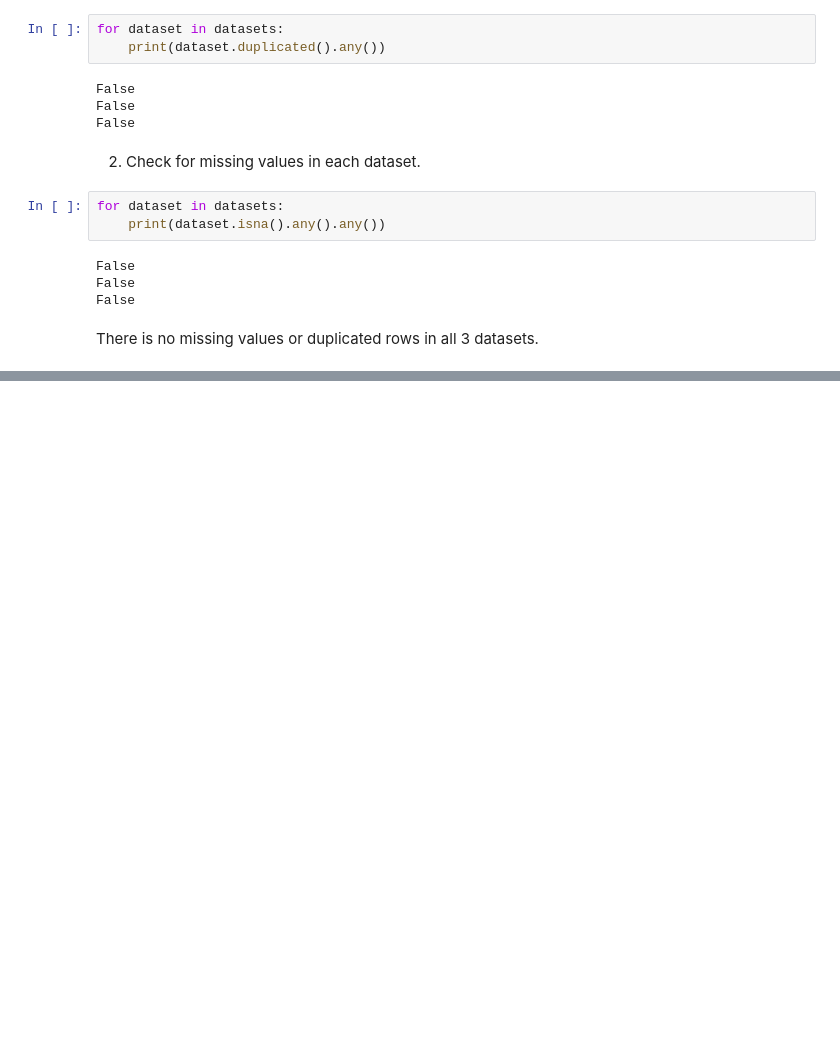
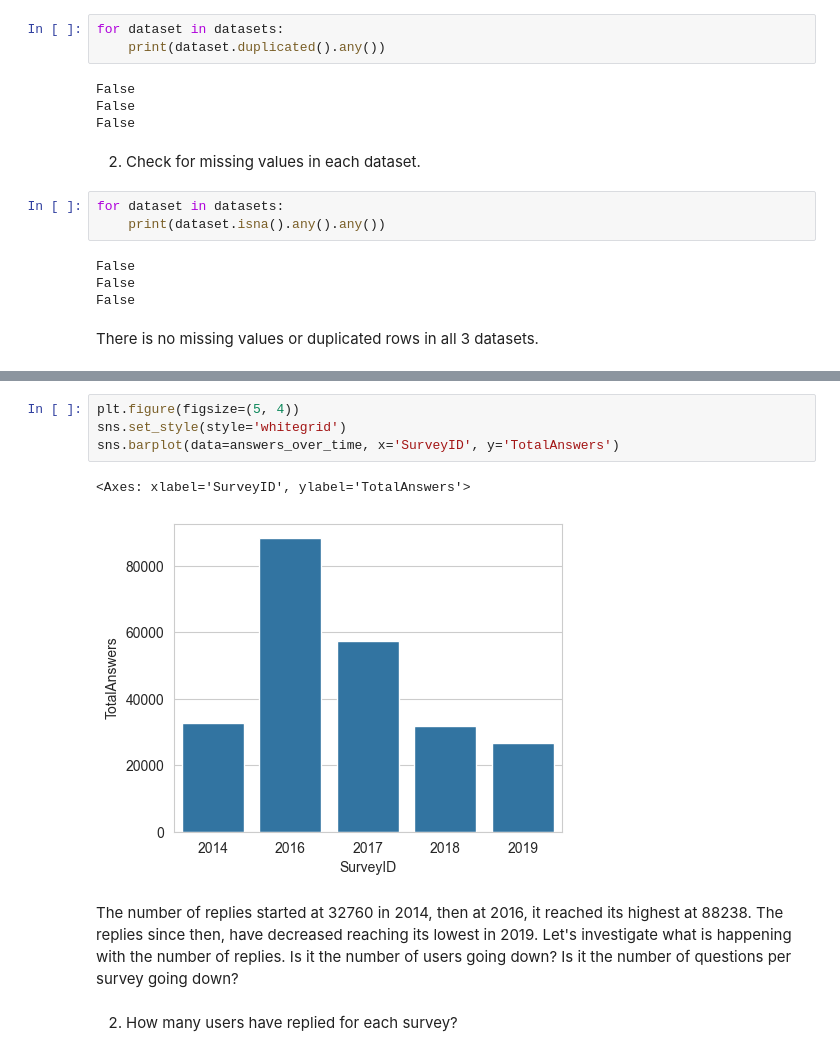
Before and after one commit to CelineChiLamNg/tech_mental_health, a Jupyter notebook: mental_health_tech.ipynb, the cells around one changed output, grey strips where cells are left out. Drawn from its saved outputs; the diff is of its cells as text; blank space fills up the shorter version.

```diff
--- a/mental_health_tech.ipynb
+++ b/mental_health_tech.ipynb
@@ -189,3 +215,19 @@ replies_over_time
 | 2 | 2017 | 57456 |
 | 3 | 2018 | 31692 |
 | 4 | 2019 | 26752 |
+# %%
+plt.figure(figsize=(5, 4))
+sns.set_style(style='whitegrid')
+sns.barplot(data=answers_over_time, x='SurveyID', y='TotalAnswers')
+# %% [output]
+<Axes: xlabel='SurveyID', ylabel='TotalAnswers'>
+[figure, added]
+# %% [markdown]
+The number of replies started at 32760 in 2014, then at 2016, it reached its
+ highest at 88238. The replies since then, have decreased reaching its
+ lowest in 2019.
+ Let's investigate what is happening with the number of replies. Is it the
+ number of users going  down? Is it the number of questions per survey going
+ down?
+# %% [markdown]
+2. How many users have replied for each survey?
```
Also changed, not shown: parts of 32 cells of this notebook, 1 other file.
